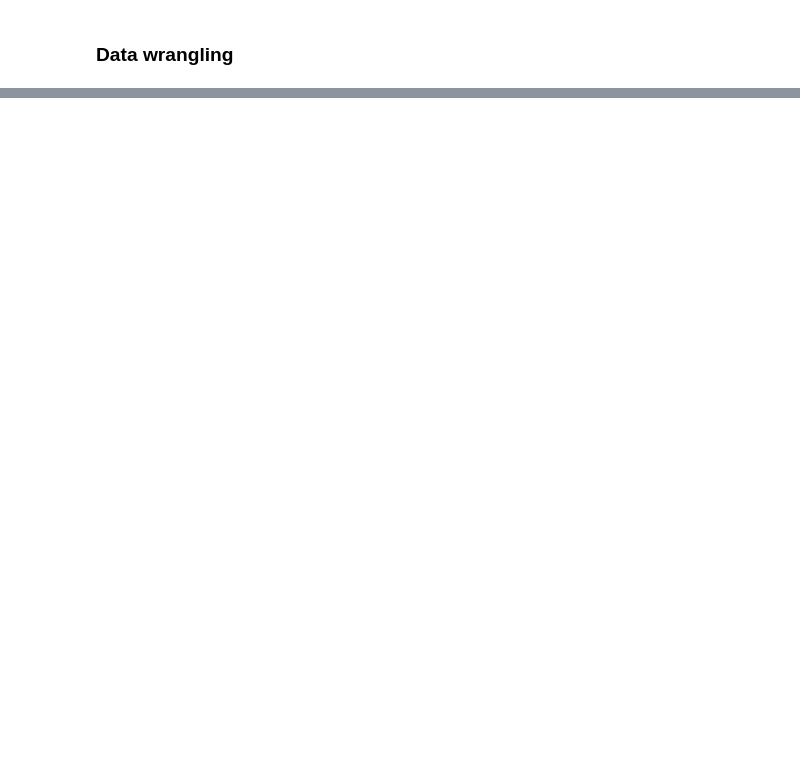
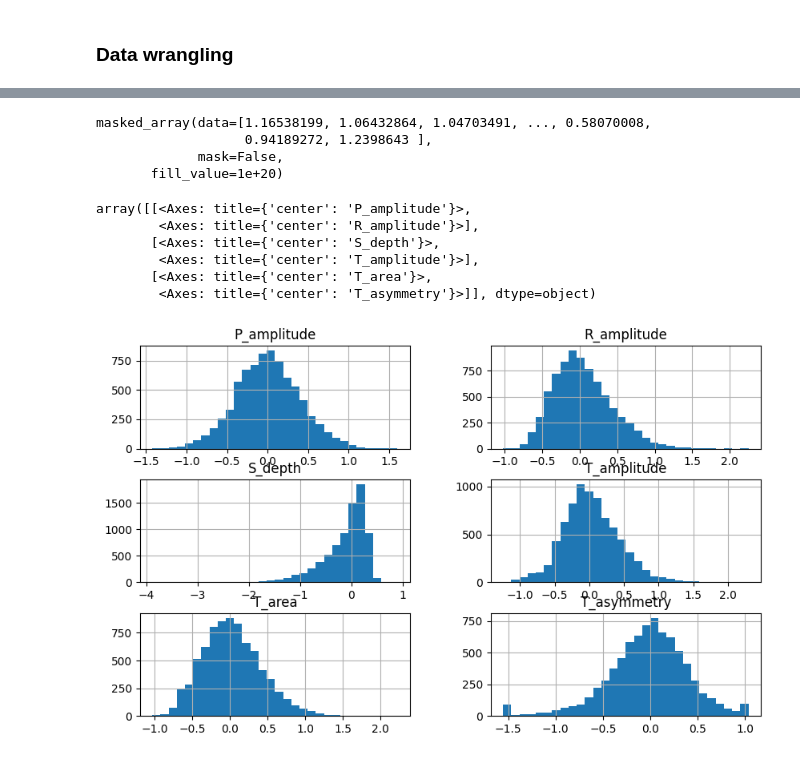
Before and after one commit to rgz-Cristian/ECG-Sex, a Jupyter notebook: nb/Preprocessing_data.ipynb, the cells around one changed output, grey strips where cells are left out. Drawn from its saved outputs; the diff is of its cells as text; code cells hidden in the pictures; blank space fills up the shorter version.

```diff
--- a/nb/Preprocessing_data.ipynb
+++ b/nb/Preprocessing_data.ipynb
@@ -41,3 +41,9 @@ merged_df.head()
 # X and y split
 features_df = merged_df.iloc[:, :-1]
 y_series = merged_df.iloc[:, -1]
+# %%
+# Split test and train sets
+from sklearn.model_selection import train_test_split
+
+del features_df['ECG_ID']
+X_train, X_test, y_train, y_test = train_test_split(features_df, y_series, test_size=0.2, random_state=42)
@@ -184,0 +143,3 @@ final_df.to_csv("../data/datasets/df_to_train.csv")
+# %%
+features_amplitude_df = data_clean.loc[: ,['P_amplitude', 'R_amplitude', 'S_depth', 'T_amplitude', 'T_area', 'T_asymmetry']]
+features_amplitude_df.describe()
@@ -184,0 +166,28 @@ final_df.to_csv("../data/datasets/df_to_train.csv")
+# %%
+# T_asymmetry tiene una distribución muy sesgada, por lo que se puede aplicar winsorización para limitar los valores extremos
+from scipy.stats.mstats import winsorize
+
+winsorize(features_amplitude_df['T_asymmetry'], limits=[0.01, 0.01],inplace=True)
+winsorize(X_test['T_asymmetry'], limits=[0.01, 0.01],inplace=True)
+# %% [output]
+masked_array(data=[1.16538199, 1.06432864, 1.04703491, ..., 0.58070008,
+                   0.94189272, 1.2398643 ],
+             mask=False,
+       fill_value=1e+20)
+# %%
+rb_scaler = RobustScaler(
+    quantile_range=(10, 90)
+)
+
+features_amplitude_scl = rb_scaler.fit_transform(features_amplitude_df)
+features_amplitude_scl_df = pd.DataFrame(features_amplitude_scl, columns=features_amplitude_df.columns)
+# %%
+features_amplitude_scl_df.hist(figsize=(10, 6), bins=30)
+# %% [output]
+array([[<Axes: title={'center': 'P_amplitude'}>,
+        <Axes: title={'center': 'R_amplitude'}>],
+       [<Axes: title={'center': 'S_depth'}>,
+        <Axes: title={'center': 'T_amplitude'}>],
+       [<Axes: title={'center': 'T_area'}>,
+        <Axes: title={'center': 'T_asymmetry'}>]], dtype=object)
+[figure, added]
```
Also changed, not shown: parts of 43 cells of this notebook, 13 other files.
